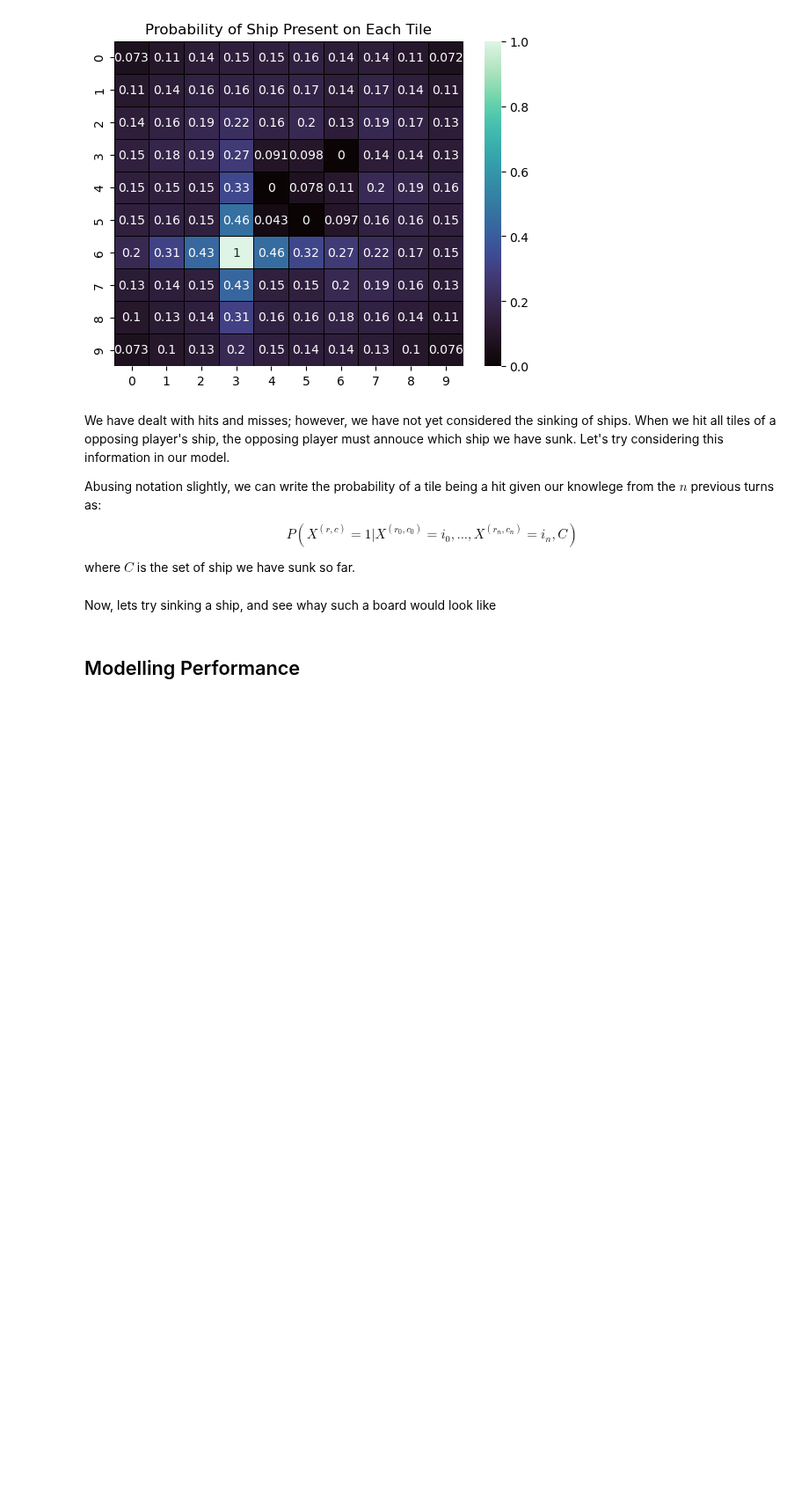
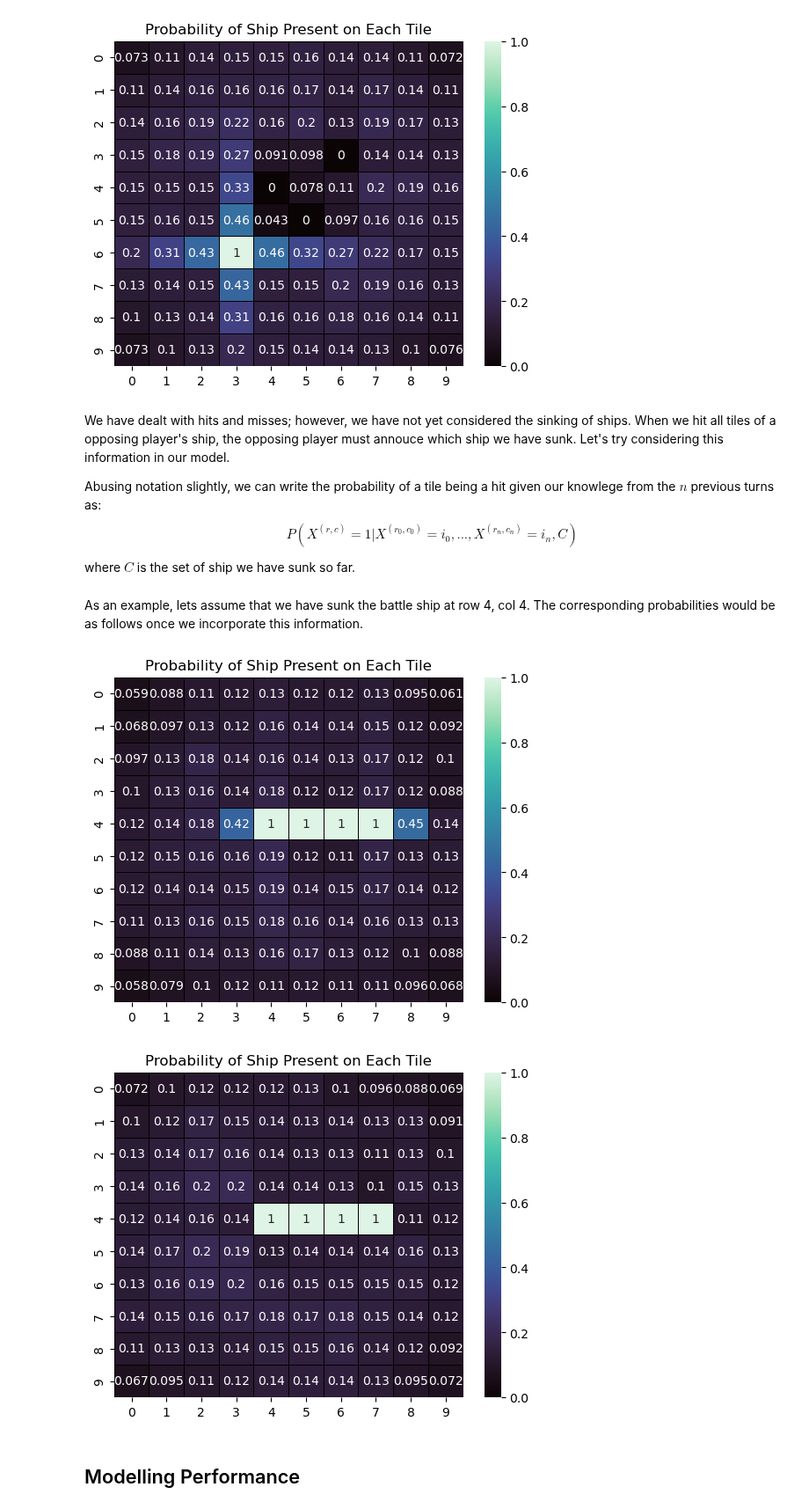
Before and after one commit to damienbose/battleship_analysis, a Jupyter notebook: battleship.ipynb, the cells around one changed output. Shown at 88% size. Drawn from its saved outputs; the diff is of its cells as text; code cells hidden in the pictures; blank space fills up the shorter version.

Commit message:
Encoporated sunk ship locations into probablities

```diff
--- a/battleship.ipynb
+++ b/battleship.ipynb
@@ -158,10 +151,24 @@ class ProbabilityGenerator:
         """Generate a heatmap of the probability of a ship being in each square."""
         board = OpponentBoard()
         ship_count_heatmap = np.zeros((10, 10))
+
+        # List of non-sunk ships
+        sunk_ships_ = [ship for ship, _, _, _ in self.sunk_ships]
+        remaining_ships = [ship for ship in ships if ship not in sunk_ships_]
+
         for _ in range(self.number_trials):
             while True:
-                board.generate_random_board(ships)
+                board.reset_board()
+
+                # Place the ships we have sunk (known locations)
+                for ship, row, col, is_vert in self.sunk_ships:
+                    board.place_ship(ship, row, col, is_vert)
+
+                # Place the remaining ships randomly
+                board.place_ships_randomly(remaining_ships)
+
                 if self.__satisfies_conditions(board): break
+
             ship_count_heatmap += (board.board != None).astype(int)
 
         self.probabilities = ship_count_heatmap / self.number_trials
@@ -217,5 +224,3 @@ Abusing notation slightly, we can write the probability of a tile being a hit gi
 $$P(X^{(r,c)} = 1 | X^{(r_0,c_0)} = i_0, ...,X^{(r_n,c_n)} = i_n, C)$$
 
 where $C$ is the set of ship we have sunk so far.
-# %% [markdown]
-Now, lets try sinking a ship, and see whay such a board would look like
@@ -225,3 +227,22 @@ Now, lets try sinking a ship, and see whay such a board would look like
+# %% [markdown]
+As an example, lets assume that we have sunk the battle ship at row 4, col 4. The corresponding probabilities would be as follows once we incorporate this information.
+# %%
+n = 10**3
+conditions = [(4, 4, True), (4, 5, True), (4, 6, True), (4, 7, True)]
+
+# Porbability without information of sunk ships
+generator = ProbabilityGenerator(number_trials=n, conditions=conditions)
+generator.generate_probabilities()
+generator.plot_probability_heatmap()
+
+# Probability with information of sunk ships
+sunk_ships = [(ships[1], 4, 4, False)] # The Battleship (lenght 4) is sunk at row 4, col 4 and placed horizontally
+generator = ProbabilityGenerator(number_trials=n, conditions=conditions, sunk_ships=sunk_ships)
+generator.generate_probabilities()
+generator.plot_probability_heatmap()
+# %% [output]
+[figure, added]
+[figure, added]
 # %% [markdown]
 ## Modelling Performance
 # %% [markdown]
```
Also changed, not shown: parts of 4 cells of this notebook.
